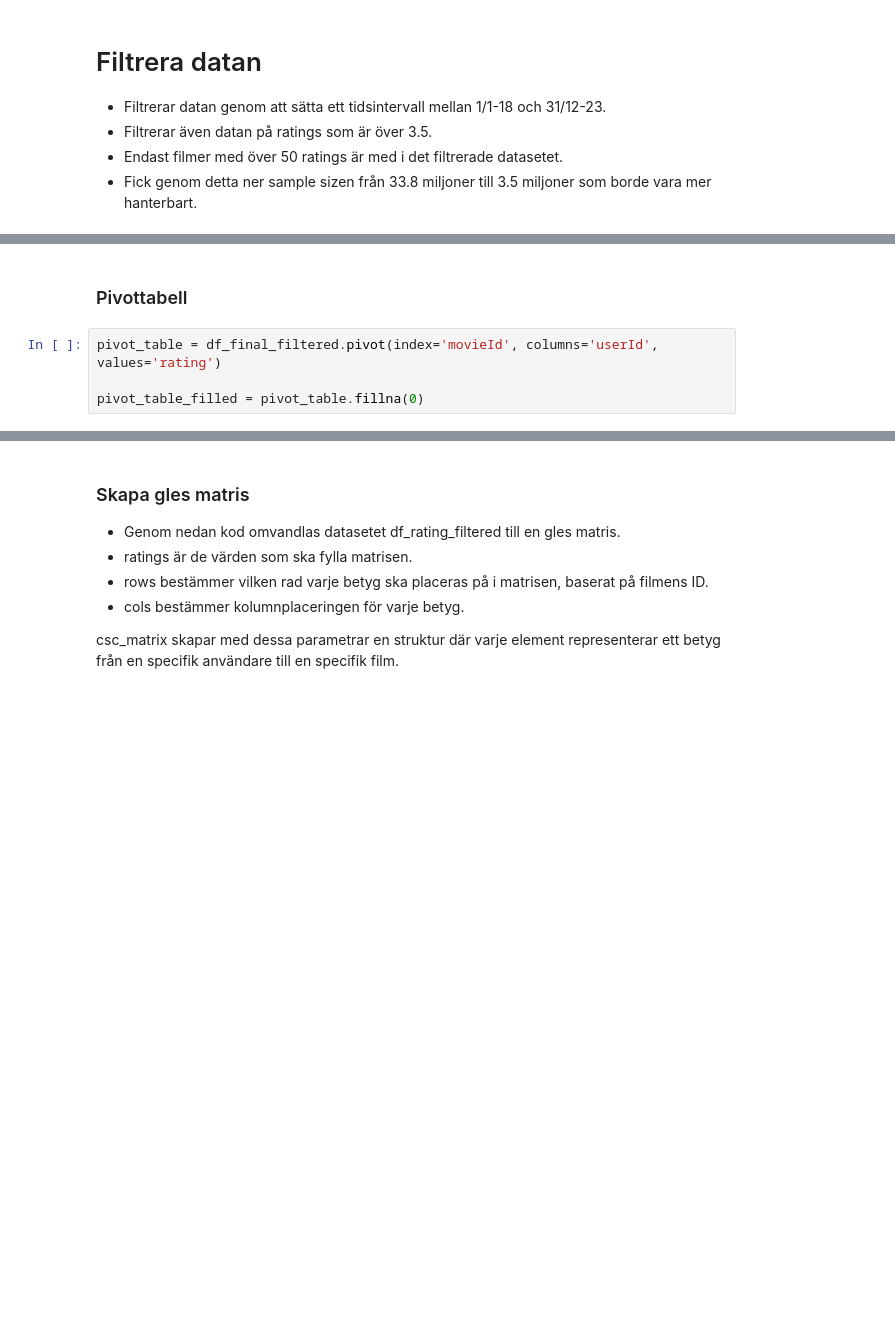
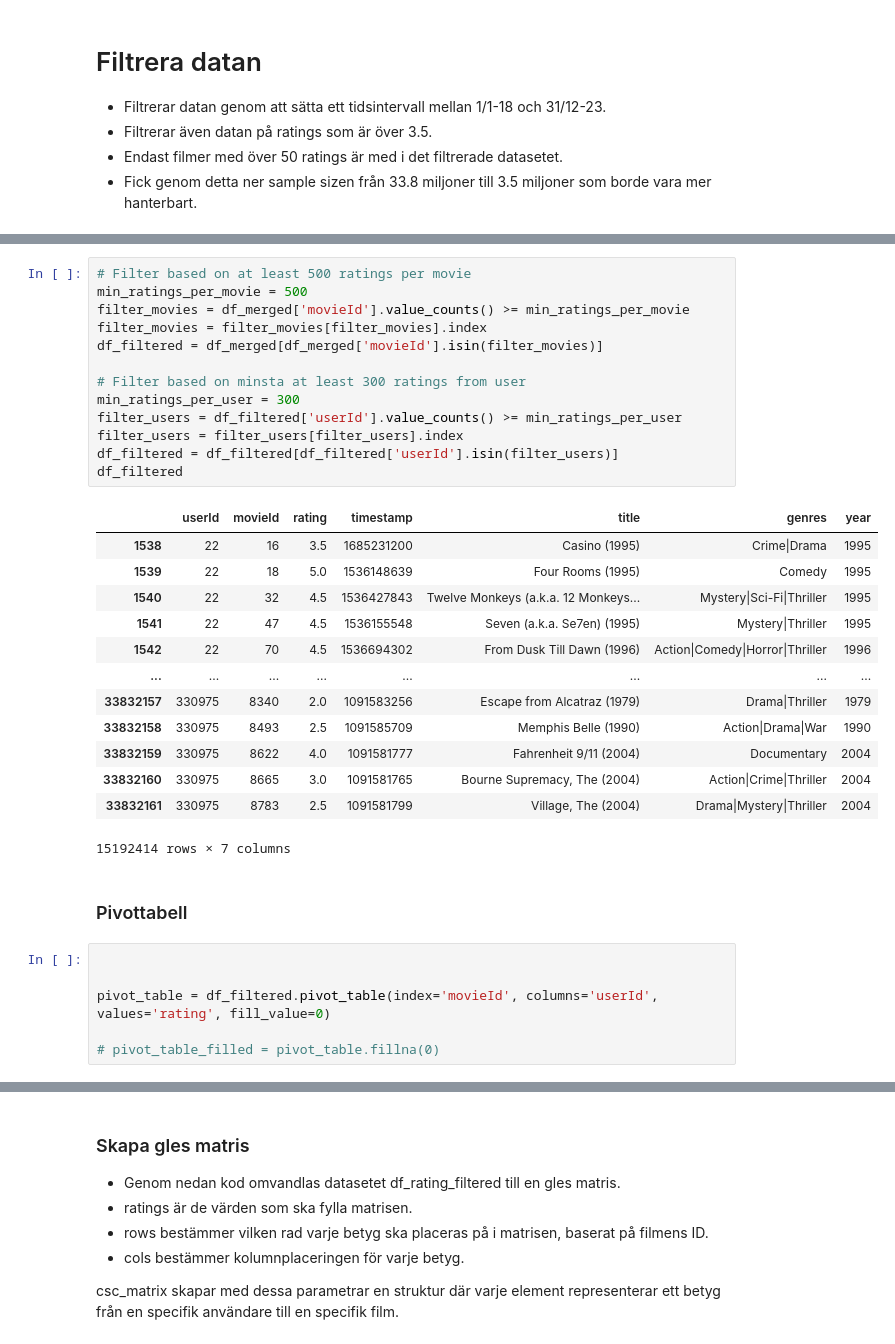
Before and after one commit to Utjiman/AI-Richard-Boden-OPA23, a Jupyter notebook: labs/Labb_1.ipynb, the cells around one changed output, grey strips where cells are left out. Cells and saved outputs as stored; diff of their text form; blank space fills up the shorter version.

```diff
--- a/labs/Labb_1.ipynb
+++ b/labs/Labb_1.ipynb
@@ -408,7 +411,36 @@ df_final_filtered
+# %%
+# Filter based on at least 500 ratings per movie
+min_ratings_per_movie = 500
+filter_movies = df_merged['movieId'].value_counts() >= min_ratings_per_movie
+filter_movies = filter_movies[filter_movies].index
+df_filtered = df_merged[df_merged['movieId'].isin(filter_movies)]
+
+# Filter based on minsta at least 300 ratings from user
+min_ratings_per_user = 300
+filter_users = df_filtered['userId'].value_counts() >= min_ratings_per_user
+filter_users = filter_users[filter_users].index
+df_filtered = df_filtered[df_filtered['userId'].isin(filter_users)]
+df_filtered
+# %% [output]
+|  | userId | movieId | rating | timestamp | title | genres | year |
+| 1538 | 22 | 16 | 3.5 | 1685231200 | Casino (1995) | Crime|Drama | 1995 |
+| 1539 | 22 | 18 | 5.0 | 1536148639 | Four Rooms (1995) | Comedy | 1995 |
+| 1540 | 22 | 32 | 4.5 | 1536427843 | Twelve Monkeys (a.k.a. 12 Monkeys... | Mystery|Sci-Fi|Thriller | 1995 |
+| 1541 | 22 | 47 | 4.5 | 1536155548 | Seven (a.k.a. Se7en) (1995) | Mystery|Thriller | 1995 |
+| 1542 | 22 | 70 | 4.5 | 1536694302 | From Dusk Till Dawn (1996) | Action|Comedy|Horror|Thriller | 1996 |
+| ... | ... | ... | ... | ... | ... | ... | ... |
+| 33832157 | 330975 | 8340 | 2.0 | 1091583256 | Escape from Alcatraz (1979) | Drama|Thriller | 1979 |
+| 33832158 | 330975 | 8493 | 2.5 | 1091585709 | Memphis Belle (1990) | Action|Drama|War | 1990 |
+| 33832159 | 330975 | 8622 | 4.0 | 1091581777 | Fahrenheit 9/11 (2004) | Documentary | 2004 |
+| 33832160 | 330975 | 8665 | 3.0 | 1091581765 | Bourne Supremacy, The (2004) | Action|Crime|Thriller | 2004 |
+| 33832161 | 330975 | 8783 | 2.5 | 1091581799 | Village, The (2004) | Drama|Mystery|Thriller | 2004 |
+15192414 rows × 7 columns
 # %% [markdown]
 ### Pivottabell
 # %%
-pivot_table = df_final_filtered.pivot(index='movieId', columns='userId', values='rating')
 
-pivot_table_filled = pivot_table.fillna(0)
+
+pivot_table = df_filtered.pivot_table(index='movieId', columns='userId', values='rating', fill_value=0)
+
+# pivot_table_filled = pivot_table.fillna(0)
 # %%
```
Also changed, not shown: parts of 14 cells of this notebook.
